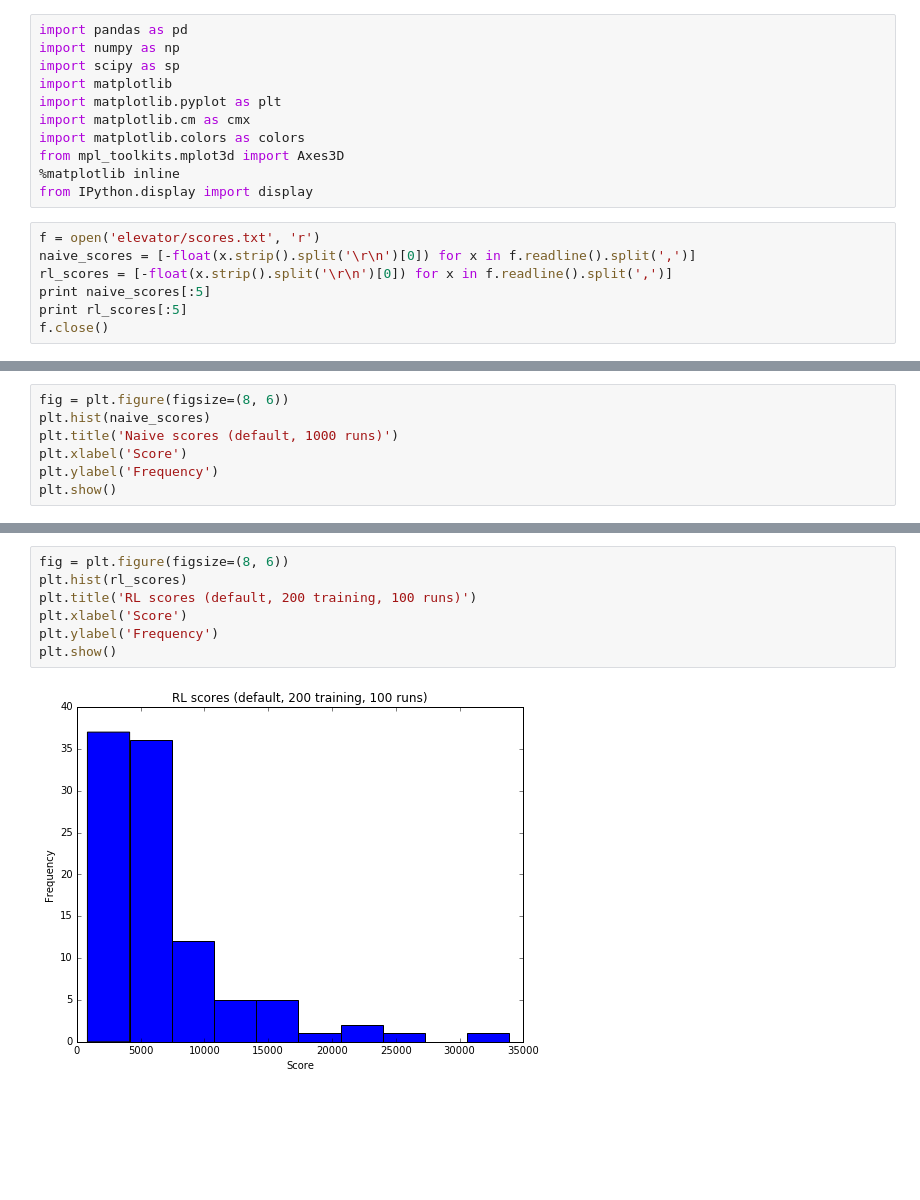
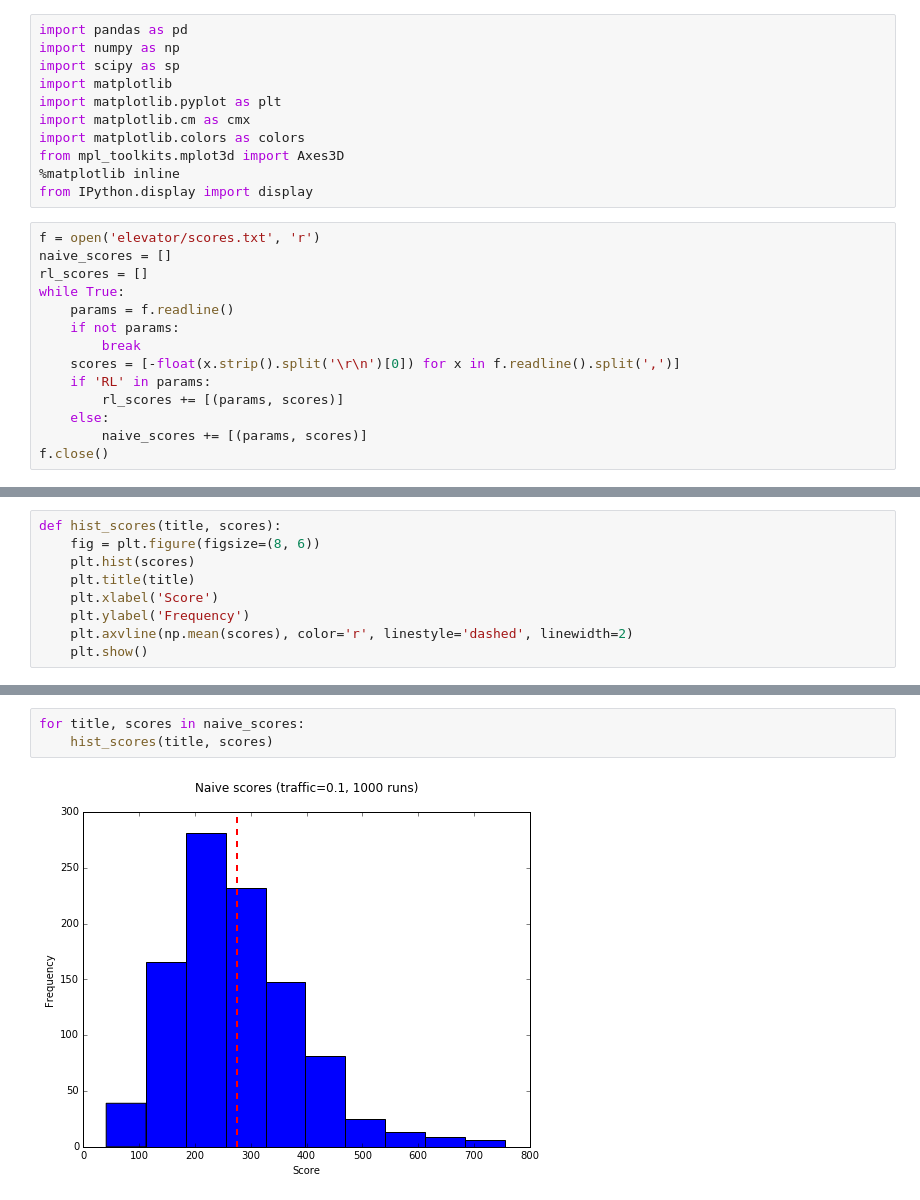
Before and after one commit to UlyssesInvictus/cs182-elevator-project, a Jupyter notebook: graph_scratch.ipynb, the cells around one changed output, grey strips where cells are left out. Saved outputs shown, nothing was run; the diff lists cells and outputs as text; blank space fills up the shorter version.

Commit message:
Add score plots

```diff
--- a/graph_scratch.ipynb
+++ b/graph_scratch.ipynb
@@ -11,8 +11,15 @@ from mpl_toolkits.mplot3d import Axes3D
 from IPython.display import display
 # %%
 f = open('elevator/scores.txt', 'r')
-naive_scores = [-float(x.strip().split('\r\n')[0]) for x in f.readline().split(',')]
-rl_scores = [-float(x.strip().split('\r\n')[0]) for x in f.readline().split(',')]
-print naive_scores[:5]
-print rl_scores[:5]
+naive_scores = []
+rl_scores = []
+while True:
+    params = f.readline()
+    if not params:
+        break
+    scores = [-float(x.strip().split('\r\n')[0]) for x in f.readline().split(',')]
+    if 'RL' in params:
+        rl_scores += [(params, scores)]
+    else:
+        naive_scores += [(params, scores)]
 f.close()
@@ -22,7 +26,9 @@ f.close()
 # %%
-fig = plt.figure(figsize=(8, 6))
-plt.hist(naive_scores)
-plt.title('Naive scores (default, 1000 runs)')
-plt.xlabel('Score')
-plt.ylabel('Frequency')
-plt.show()
+def hist_scores(title, scores):
+    fig = plt.figure(figsize=(8, 6))
+    plt.hist(scores)
+    plt.title(title)
+    plt.xlabel('Score')
+    plt.ylabel('Frequency')
+    plt.axvline(np.mean(scores), color='r', linestyle='dashed', linewidth=2)
+    plt.show()
@@ -31,9 +35,5 @@ plt.show()
-# %%
-fig = plt.figure(figsize=(8, 6))
-plt.hist(rl_scores)
-plt.title('RL scores (default, 200 training, 100 runs)')
-plt.xlabel('Score')
-plt.ylabel('Frequency')
-plt.show()
-# %% [output]
-[figure, removed]
+# %%
+for title, scores in naive_scores:
+    hist_scores(title, scores)
+# %% [output]
+[figure, added]
```
Also changed, not shown: parts of 4 cells of this notebook, 1 other file.
